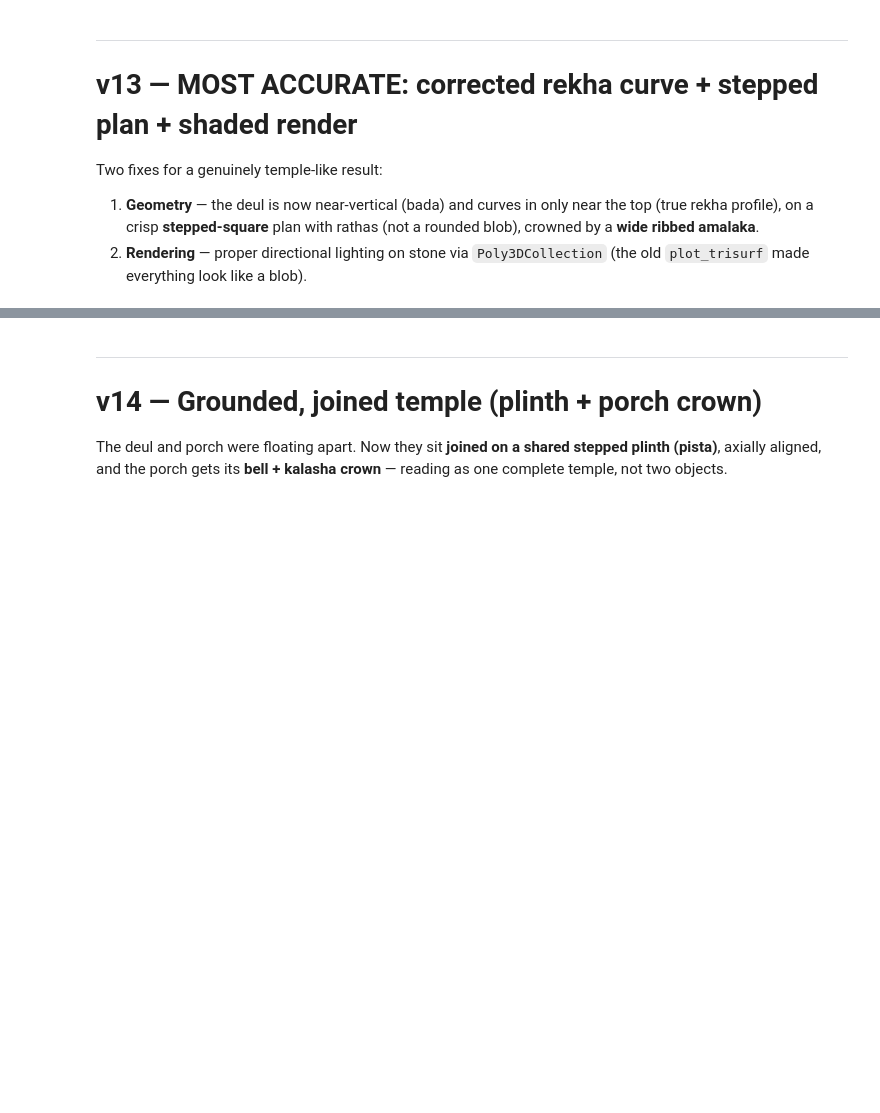
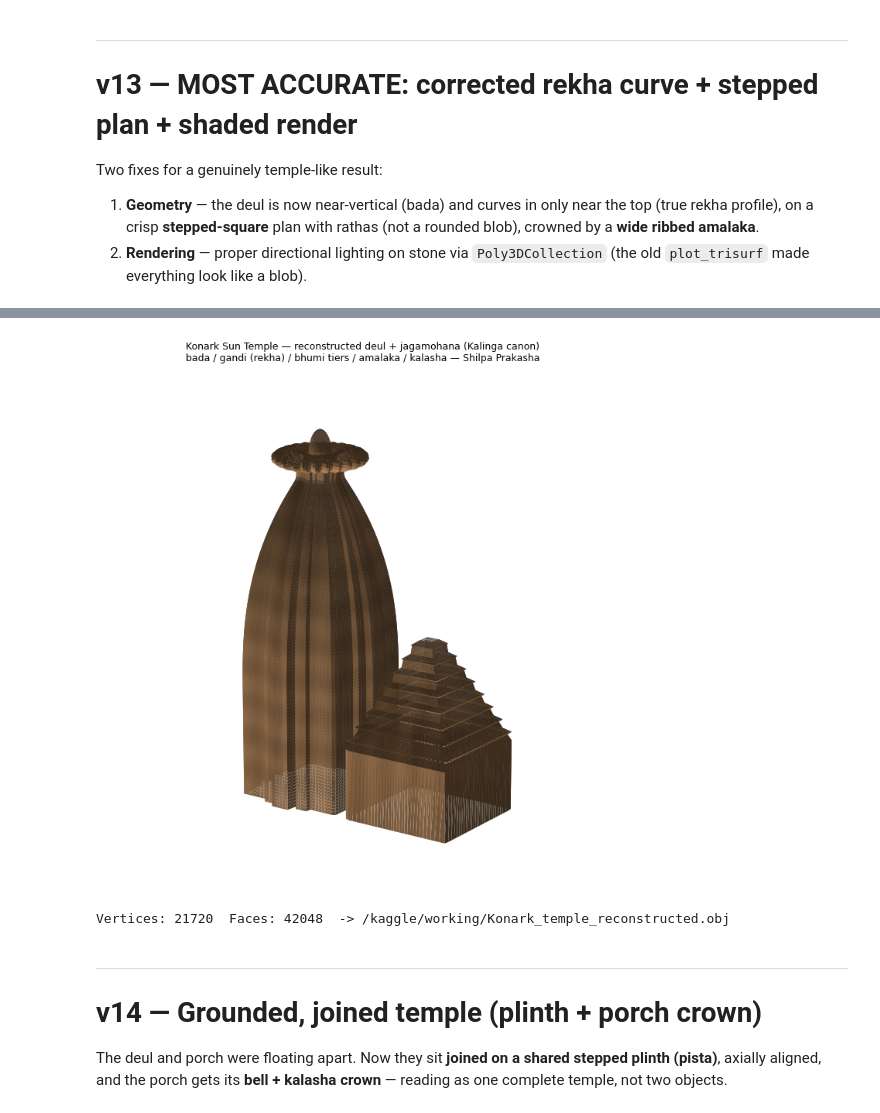
Before and after one commit to Siddhantdamre/Kathakaar, a Jupyter notebook: restorator.ipynb, the cells around one changed output, grey strips where cells are left out. Cells and saved outputs as stored; diff of their text form; code cells hidden in the pictures; blank space fills up the shorter version.

Commit message:
Kaggle Notebook | Restorator | Version 9

```diff
--- a/restorator.ipynb
+++ b/restorator.ipynb
@@ -1838,33 +2116,37 @@ print("Corrected temple generator ready.")
 # %%
 # ============================================================
 # 35) SHADED RENDER (directional light on stone) + Konark
 # ============================================================
 import matplotlib.pyplot as plt
 from mpl_toolkits.mplot3d.art3d import Poly3DCollection
 
 def render_shaded(mesh, title, path, elev=16, azim=-55, color=(0.74,0.55,0.37)):
     V=np.array(mesh.V); F=np.array(mesh.F); tris=V[F]
     n=np.cross(tris[:,1]-tris[:,0], tris[:,2]-tris[:,0])
     ln=np.linalg.norm(n,axis=1,keepdims=True); ln[ln==0]=1; n=n/ln
     light=np.array([0.4,0.5,0.78]); light=light/np.linalg.norm(light)
     inten=0.32+0.68*np.clip(n@light,0,1)
     cols=np.clip(np.array(color)[None,:]*inten[:,None],0,1)
+    _c=tris.mean(1); _j=0.06*(np.sin(_c[:,0]*0.7)+np.sin(_c[:,2]*0.9)); cols=np.clip(cols*(1+_j[:,None]),0,1)  # stone-texture weathering
     fig=plt.figure(figsize=(7,9)); ax=fig.add_subplot(111,projection="3d")
     ax.add_collection3d(Poly3DCollection(tris, facecolors=cols, linewidths=0))
     mx=V.max(0); mn=V.min(0); ctr=(mx+mn)/2; rng=(mx-mn).max()/2
     ax.set_xlim(ctr[0]-rng,ctr[0]+rng); ax.set_ylim(ctr[1]-rng,ctr[1]+rng); ax.set_zlim(mn[2],mn[2]+2*rng)
     ax.set_box_aspect((1,1,1.45)); ax.set_axis_off(); ax.view_init(elev=elev, azim=azim)
     ax.set_title(title, fontsize=9)
     plt.tight_layout(); plt.savefig(path, dpi=140, bbox_inches="tight"); plt.show()
 
 H=38*2.0; base=H*0.42                                        # Konark: deul ~2x porch
 temple=build_temple(H, base)
 open("/kaggle/working/Konark_temple_reconstructed.obj","w").write(temple.obj())
 render_shaded(temple,
     "Konark Sun Temple — reconstructed deul + jagamohana (Kalinga canon)\n"
     "bada / gandi (rekha) / bhumi tiers / amalaka / kalasha — Shilpa Prakasha",
     "/kaggle/working/Konark_temple_reconstructed.png")
 print(f"Vertices: {len(temple.V)}  Faces: {len(temple.F)}  -> /kaggle/working/Konark_temple_reconstructed.obj")
+# %% [output]
+[figure, added]
+Vertices: 21720  Faces: 42048  -> /kaggle/working/Konark_temple_reconstructed.obj
 # %% [markdown]
 ---
 # v14 — Grounded, joined temple (plinth + porch crown)
```
Also changed, not shown: parts of 38 cells of this notebook.
